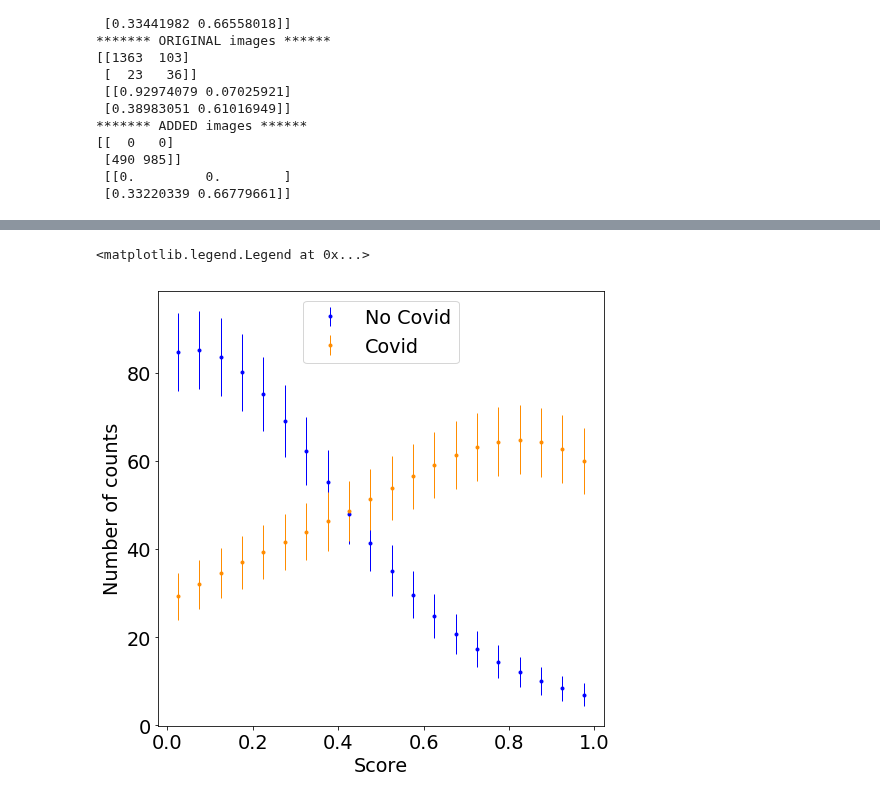
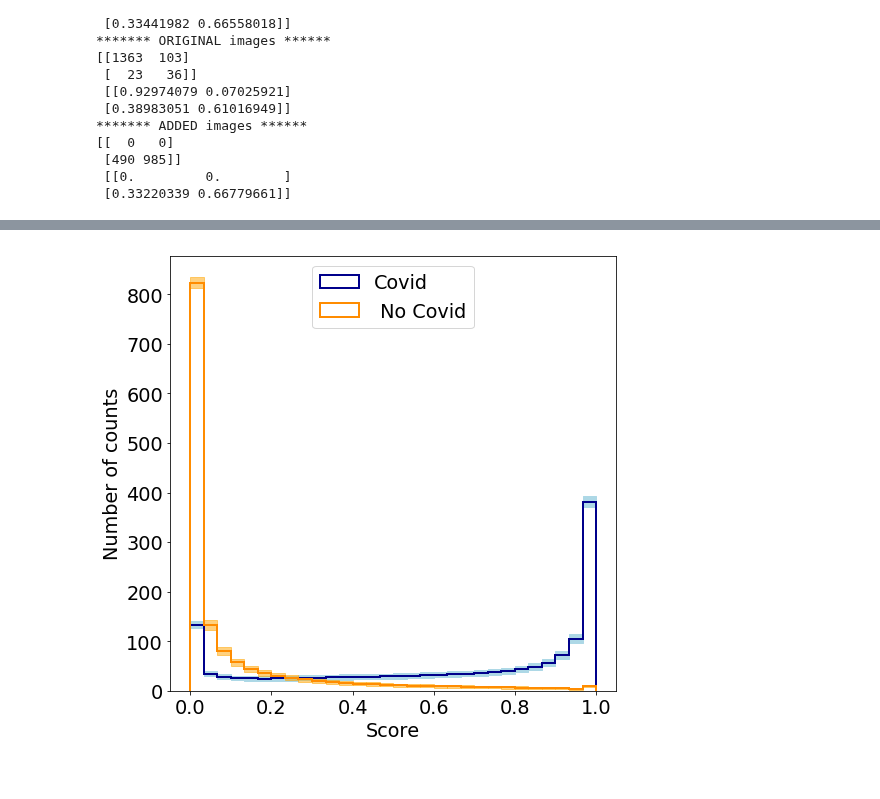
Before and after one commit to TsspGit/CodVid19_CIEMAT, a Jupyter notebook: Exploring_Uncertainty.ipynb, the cells around one changed output, grey strips where cells are left out. Cells and saved outputs as stored; diff of their text form; code cells hidden in the pictures.

```diff
--- a/Exploring_Uncertainty.ipynb
+++ b/Exploring_Uncertainty.ipynb
@@ -223,7 +238,7 @@ def get_counts_by_class(Pred,Upre, true_Y, nbins):
     bins += (bins[5]-bins[4])/2
     return dic_counts, dic_uncounts, bins[:-1]
 # %%
-dic_counts_3, dic_variance_3, bins = get_counts_by_class(Mean,Unce, diseaseID_test, nbins=60)
-dic_counts_2, dic_variance_2, nbins = get_counts_by_class(Mean,Unce, Y_test, nbins=20)
+dic_counts_3_e, dic_variance_3_e, bins = get_counts_by_class(Mean,Unce, diseaseID_test, nbins=30)
+dic_counts_2_e, dic_variance_2_e, nbins = get_counts_by_class(Mean,Unce, Y_test, nbins=30)
 # %% [output]
 0.0
@@ -251,3 +267,14 @@ mpl.rcParams['axes.labelsize'] = 'large'
 mpl.rcParams['axes.titlesize'] = 'large'
 mpl.rcParams['legend.fontsize'] = 'large'
 mpl.rcParams['font.size'] = '16'
+# %%
+def hist_with_unce (hist_bins, counts, uncer_counts, color1, color2,lw=2,alpha= 0.5 ,label = None, histtype = "step"):
+    import matplotlib.pyplot as plt
+    """
+    hist_bins: array with the bin edges, (N+1)-array
+    counts: N-array with the value of each bin
+    uncer_counts: N-array with the uncertainty of each count.
+    """
+    plt.hist(hist_bins[:-1], hist_bins, weights = counts,histtype=histtype,color=color1,lw=lw,label =label)
+    for i in range(counts.shape[0]):
+        plt.fill_between(hist_bins[i:i+2], counts[i]-uncer_counts[i],counts[i]+uncer_counts[i], color=color2, alpha =alpha)
@@ -254,14 +298,17 @@ mpl.rcParams['font.size'] = '16'
 # %%
-import matplotlib.pyplot as plt
-fig,ax = plt.subplots(nrows=1,ncols=1,figsize=(8,8))# 6,6
+fig,ax = plt.subplots(nrows=1,ncols=1,figsize=(8,8))#,6
+plt.style.use('seaborn-deep')
+nbins = 30
+bins = np.linspace(0,1,nbins+1)
+lw = 2
+hist_with_unce (bins,dic_counts_2[1], dic_variance_2[1], "darkblue", "lightblue",alpha=1 ,label = "Covid", histtype = "step")#plt.fill_between(g[0:nbins], counts_back-(variance_back)**0.5, counts_back+(variance_back)**0.5,color='0.75')
+hist_with_unce (bins,dic_counts_2[0], dic_variance_2[0], "darkorange", "orange",alpha=0.5 ,label = " No Covid", histtype = "step")#plt.fill_between(g[0:nbins], counts_back-(variance_back)**0.5, counts_back+(variance_back)**0.5,color='0.75')
 
-plt.style.use('seaborn-deep')
-plt.errorbar(nbins, dic_counts_2[0] ,fmt=" ",marker='.', yerr=dic_variance_2[0],lw=1, color="blue",label ="No Covid")
-plt.errorbar(nbins, dic_counts_2[1] ,fmt=" ",marker='.', yerr=dic_variance_2[1],lw=1, color="darkorange",label ="Covid")
+
 plt.ylabel('Number of counts')
 plt.xlabel('Score')
+plt.savefig("histo2_nosist.eps")
 plt.legend(loc="upper center")
-#plt.savefig(filename)
+plt.show()
 # %% [output]
-<matplotlib.legend.Legend at 0x...>
-[figure, old version]
+[figure, new version]
```
Also changed, not shown: parts of 28 cells of this notebook.
